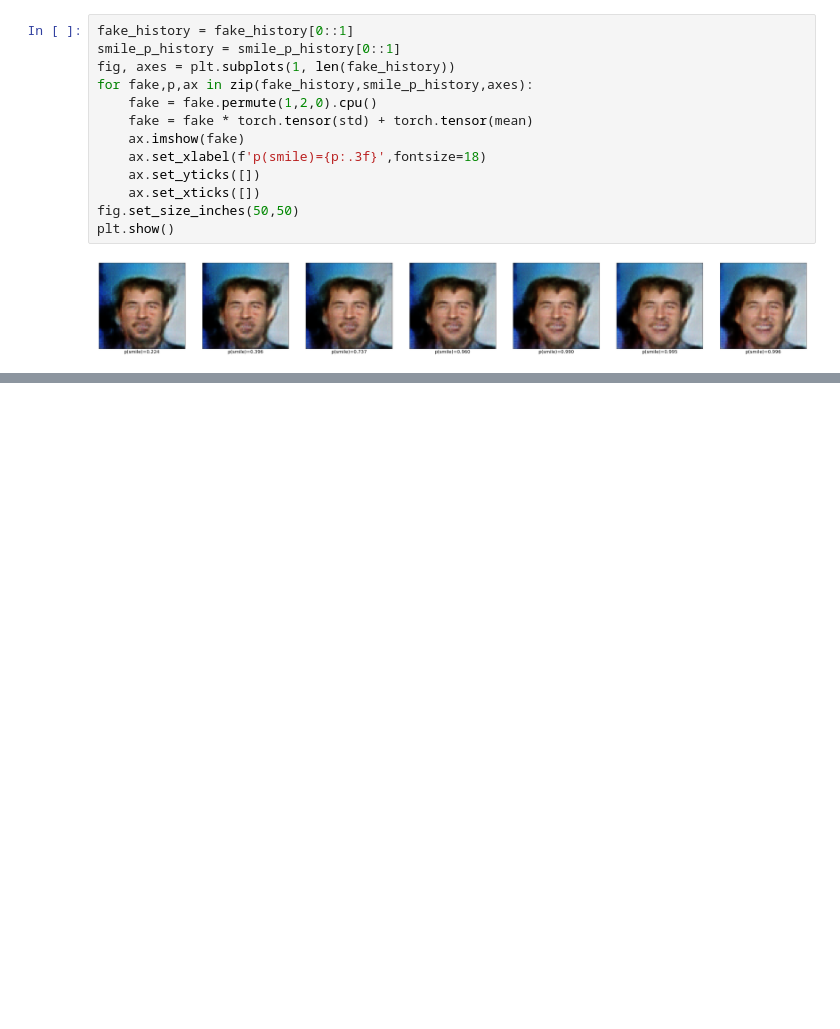
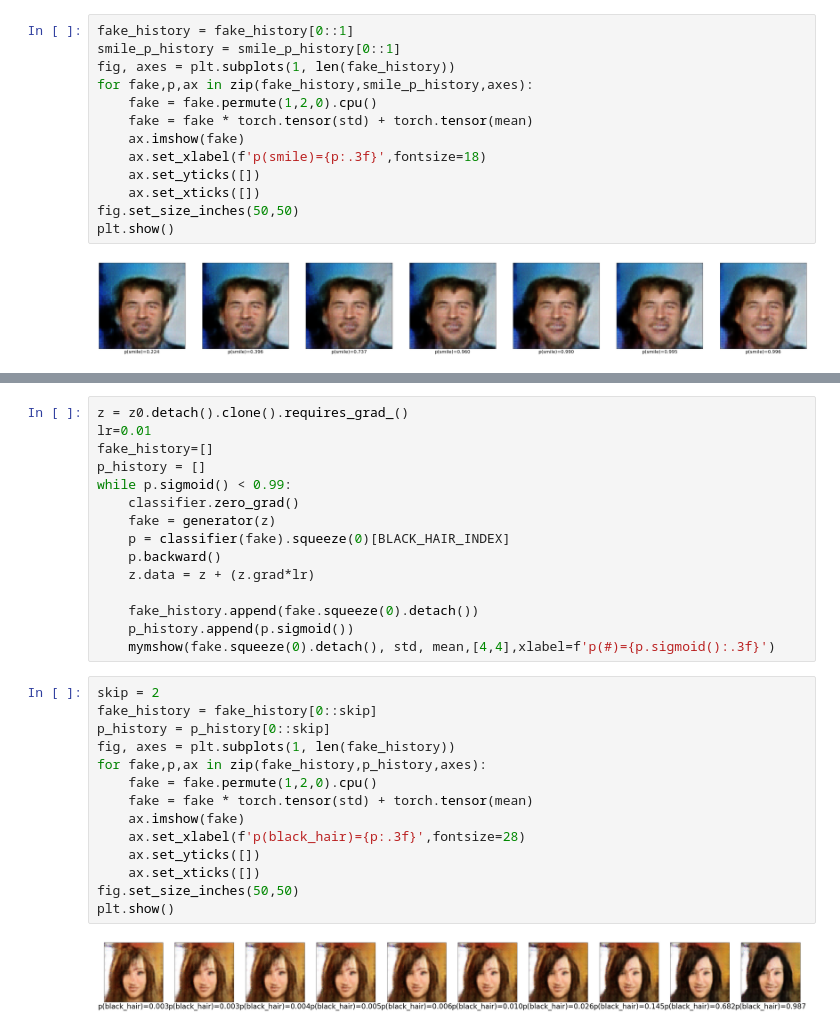
Before and after one commit to yonigottesman/controllable_generation_gan, a Jupyter notebook: controllable_generation.ipynb, the cells around one changed output, grey strips where cells are left out. Saved outputs shown, nothing was run; the diff lists cells and outputs as text; blank space fills up the shorter version.

```diff
--- a/controllable_generation.ipynb
+++ b/controllable_generation.ipynb
@@ -135,0 +175,31 @@ plt.show()
+# %%
+z = z0.detach().clone().requires_grad_()
+lr=0.01
+fake_history=[]
+p_history = []
+while p.sigmoid() < 0.99:
+    classifier.zero_grad()
+    fake = generator(z)
+    p = classifier(fake).squeeze(0)[BLACK_HAIR_INDEX]
+    p.backward()
+    z.data = z + (z.grad*lr)
+
+    fake_history.append(fake.squeeze(0).detach())
+    p_history.append(p.sigmoid())
+    mymshow(fake.squeeze(0).detach(), std, mean,[4,4],xlabel=f'p(#)={p.sigmoid():.3f}')
+# %%
+skip = 2
+fake_history = fake_history[0::skip]
+p_history = p_history[0::skip]
+fig, axes = plt.subplots(1, len(fake_history))
+for fake,p,ax in zip(fake_history,p_history,axes):
+    fake = fake.permute(1,2,0).cpu()
+    fake = fake * torch.tensor(std) + torch.tensor(mean)
+    ax.imshow(fake)
+    ax.set_xlabel(f'p(black_hair)={p:.3f}',fontsize=28)
+    ax.set_yticks([])
+    ax.set_xticks([])
+fig.set_size_inches(50,50)
+plt.show()
+# %% [output]
+[figure, added]
```
Also changed, not shown: parts of 8 cells of this notebook.
